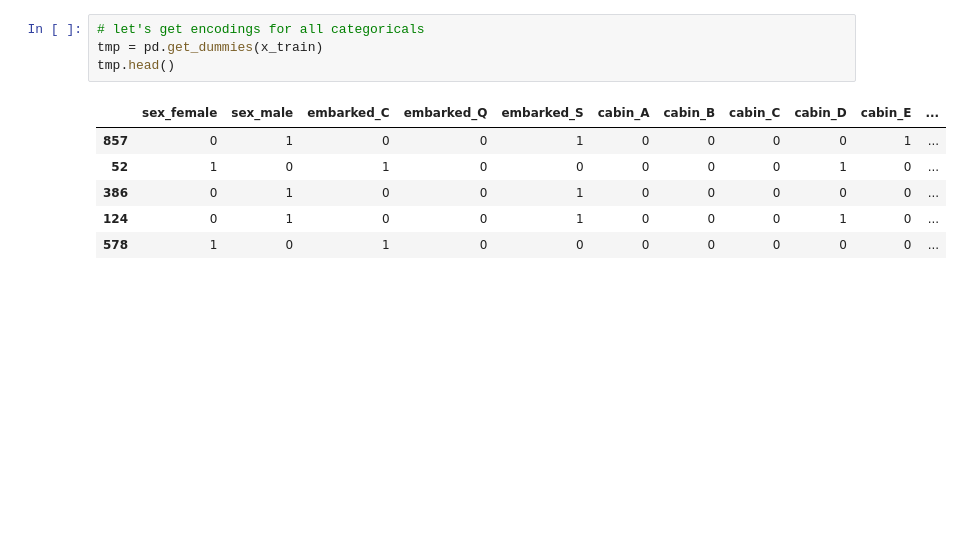
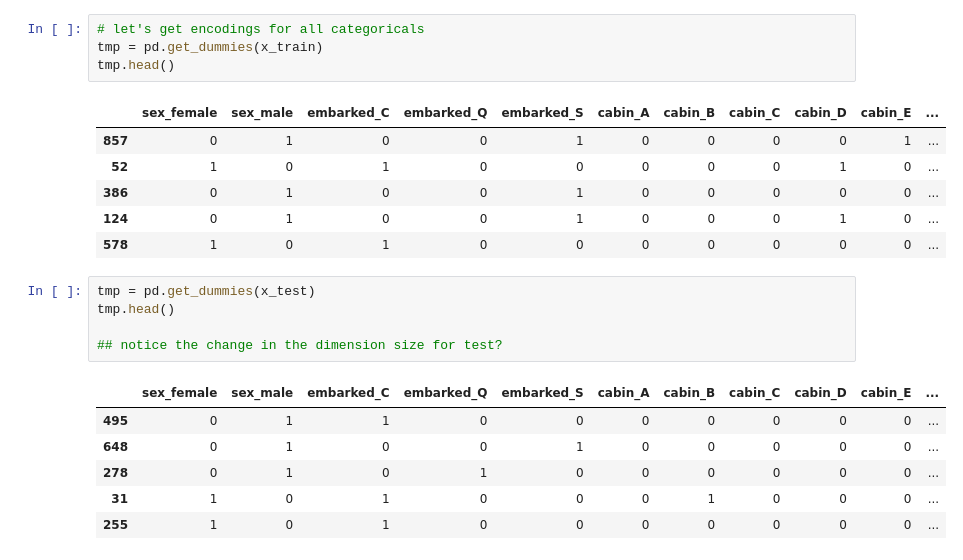
Before and after one commit to KarthikKothareddy/FeatureEngineering, a Jupyter notebook: categorical_variable_encoding.ipynb, the cells around one changed output. Saved outputs shown, nothing was run; the diff lists cells and outputs as text; blank space fills up the shorter version.

```diff
--- a/categorical_variable_encoding.ipynb
+++ b/categorical_variable_encoding.ipynb
@@ -119,3 +119,15 @@ tmp.head()
 | 386 | 0 | 1 | 0 | 0 | 1 | 0 | 0 | 0 | 0 | 0 | ... |
 | 124 | 0 | 1 | 0 | 0 | 1 | 0 | 0 | 0 | 1 | 0 | ... |
 | 578 | 1 | 0 | 1 | 0 | 0 | 0 | 0 | 0 | 0 | 0 | ... |
+# %%
+tmp = pd.get_dummies(x_test)
+tmp.head()
+
+## notice the change in the dimension size for test?
+# %% [output]
+|  | sex_female | sex_male | embarked_C | embarked_Q | embarked_S | cabin_A | cabin_B | cabin_C | cabin_D | cabin_E | ... |
+| 495 | 0 | 1 | 1 | 0 | 0 | 0 | 0 | 0 | 0 | 0 | ... |
+| 648 | 0 | 1 | 0 | 0 | 1 | 0 | 0 | 0 | 0 | 0 | ... |
+| 278 | 0 | 1 | 0 | 1 | 0 | 0 | 0 | 0 | 0 | 0 | ... |
+| 31 | 1 | 0 | 1 | 0 | 0 | 0 | 1 | 0 | 0 | 0 | ... |
+| 255 | 1 | 0 | 1 | 0 | 0 | 0 | 0 | 0 | 0 | 0 | ... |
```
Also changed, not shown: parts of 8 cells of this notebook.
